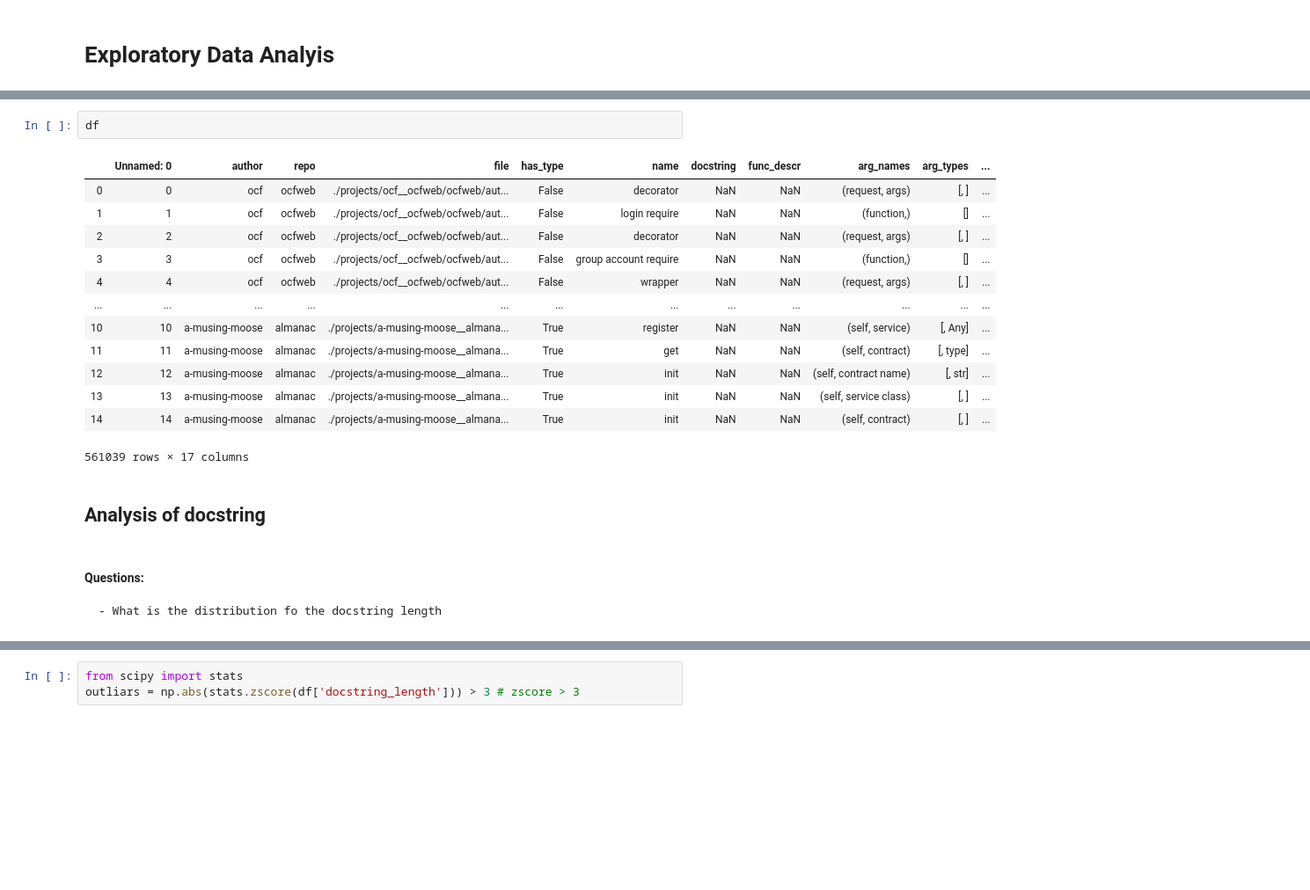
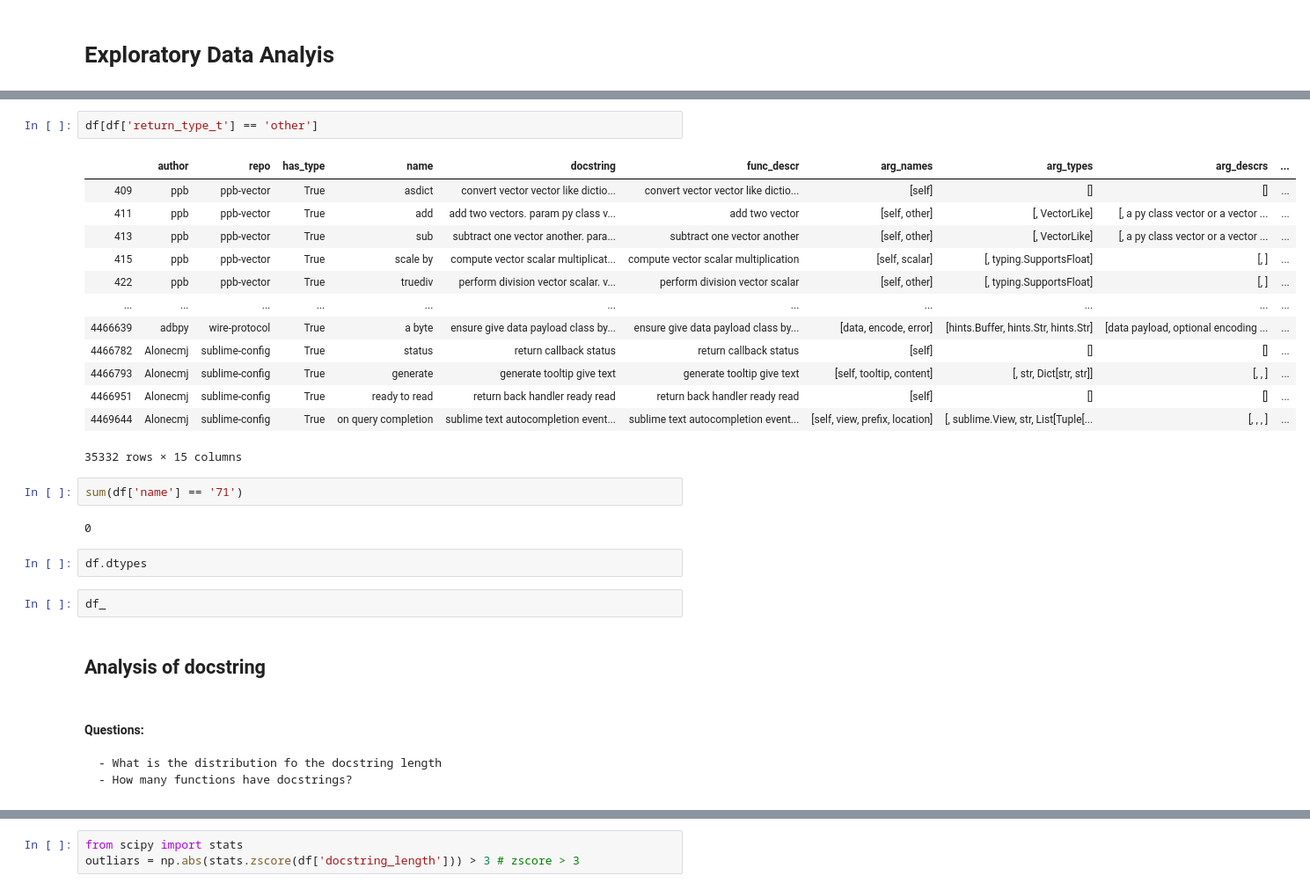
Before and after one commit to casperboone/dltpy, a Jupyter notebook: notebooks/Exploratory Data Analyis.ipynb, the cells around one changed output, grey strips where cells are left out. Shown: that part at 88% size. Cells and saved outputs as stored; diff of their text form; blank space fills up the shorter version.

```diff
--- a/notebooks/Exploratory Data Analyis.ipynb
+++ b/notebooks/Exploratory Data Analyis.ipynb
@@ -74,24 +135,33 @@ df.to_csv("_temp.csv")
+# %%
+df[df['return_type_t'] == 'other']
+# %% [output]
+|  | author | repo | has_type | name | docstring | func_descr | arg_names | arg_types | arg_descrs | ... |
+| 409 | ppb | ppb-vector | True | asdict | convert vector vector like dictio... | convert vector vector like dictio... | [self] | [] | [] | ... |
+| 411 | ppb | ppb-vector | True | add | add two vectors. param py class v... | add two vector | [self, other] | [, VectorLike] | [, a py class vector or a vector ... | ... |
+| 413 | ppb | ppb-vector | True | sub | subtract one vector another. para... | subtract one vector another | [self, other] | [, VectorLike] | [, a py class vector or a vector ... | ... |
+| 415 | ppb | ppb-vector | True | scale by | compute vector scalar multiplicat... | compute vector scalar multiplication | [self, scalar] | [, typing.SupportsFloat] | [, ] | ... |
+| 422 | ppb | ppb-vector | True | truediv | perform division vector scalar. v... | perform division vector scalar | [self, other] | [, typing.SupportsFloat] | [, ] | ... |
+| ... | ... | ... | ... | ... | ... | ... | ... | ... | ... | ... |
+| 4466639 | adbpy | wire-protocol | True | a byte | ensure give data payload class by... | ensure give data payload class by... | [data, encode, error] | [hints.Buffer, hints.Str, hints.Str] | [data payload, optional encoding ... | ... |
+| 4466782 | Alonecmj | sublime-config | True | status | return callback status | return callback status | [self] | [] | [] | ... |
+| 4466793 | Alonecmj | sublime-config | True | generate | generate tooltip give text | generate tooltip give text | [self, tooltip, content] | [, str, Dict[str, str]] | [, , ] | ... |
+| 4466951 | Alonecmj | sublime-config | True | ready to read | return back handler ready read | return back handler ready read | [self] | [] | [] | ... |
+| 4469644 | Alonecmj | sublime-config | True | on query completion | sublime text autocompletion event... | sublime text autocompletion event... | [self, view, prefix, location] | [, sublime.View, str, List[Tuple[... | [, , , ] | ... |
+35332 rows × 15 columns
+# %%
+sum(df['name'] == '71')
+# %% [output]
+0
 # %%
-df
+df.dtypes
-# %% [output]
-|  | Unnamed: 0 | author | repo | file | has_type | name | docstring | func_descr | arg_names | arg_types | ... |
-| 0 | 0 | ocf | ocfweb | ./projects/ocf__ocfweb/ocfweb/aut... | False | decorator | NaN | NaN | (request, args) | [, ] | ... |
-| 1 | 1 | ocf | ocfweb | ./projects/ocf__ocfweb/ocfweb/aut... | False | login require | NaN | NaN | (function,) | [] | ... |
-| 2 | 2 | ocf | ocfweb | ./projects/ocf__ocfweb/ocfweb/aut... | False | decorator | NaN | NaN | (request, args) | [, ] | ... |
-| 3 | 3 | ocf | ocfweb | ./projects/ocf__ocfweb/ocfweb/aut... | False | group account require | NaN | NaN | (function,) | [] | ... |
-| 4 | 4 | ocf | ocfweb | ./projects/ocf__ocfweb/ocfweb/aut... | False | wrapper | NaN | NaN | (request, args) | [, ] | ... |
-| ... | ... | ... | ... | ... | ... | ... | ... | ... | ... | ... | ... |
-| 10 | 10 | a-musing-moose | almanac | ./projects/a-musing-moose__almana... | True | register | NaN | NaN | (self, service) | [, Any] | ... |
-| 11 | 11 | a-musing-moose | almanac | ./projects/a-musing-moose__almana... | True | get | NaN | NaN | (self, contract) | [, type] | ... |
-| 12 | 12 | a-musing-moose | almanac | ./projects/a-musing-moose__almana... | True | init | NaN | NaN | (self, contract name) | [, str] | ... |
-| 13 | 13 | a-musing-moose | almanac | ./projects/a-musing-moose__almana... | True | init | NaN | NaN | (self, service class) | [, ] | ... |
-| 14 | 14 | a-musing-moose | almanac | ./projects/a-musing-moose__almana... | True | init | NaN | NaN | (self, contract) | [, ] | ... |
-561039 rows × 17 columns
+# %%
+df_
 # %% [markdown]
 ## Analysis of docstring
 # %% [markdown]
 #### Questions:
     - What is the distribution fo the docstring length
+    - How many functions have docstrings?
 # %%
 df['docstring_length'] = df['docstring'].fillna('').apply(len)
 df['docstring_length'].describe()
```
Also changed, not shown: parts of 18 cells of this notebook, 1 other file.
